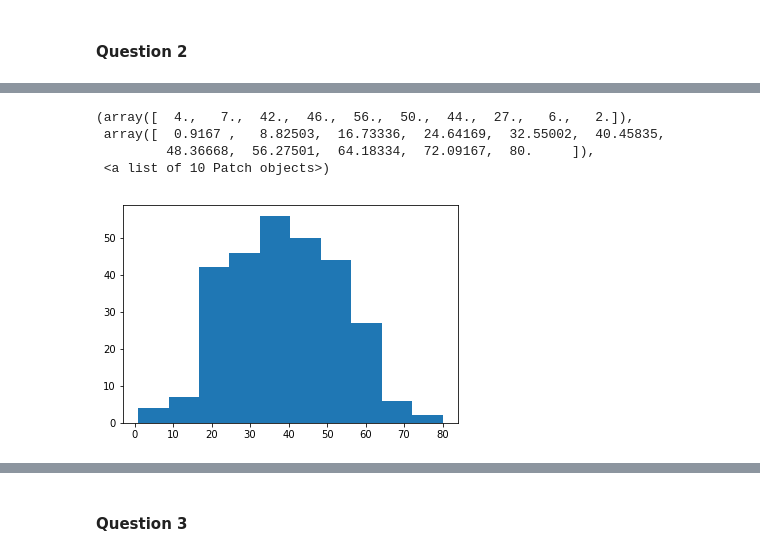
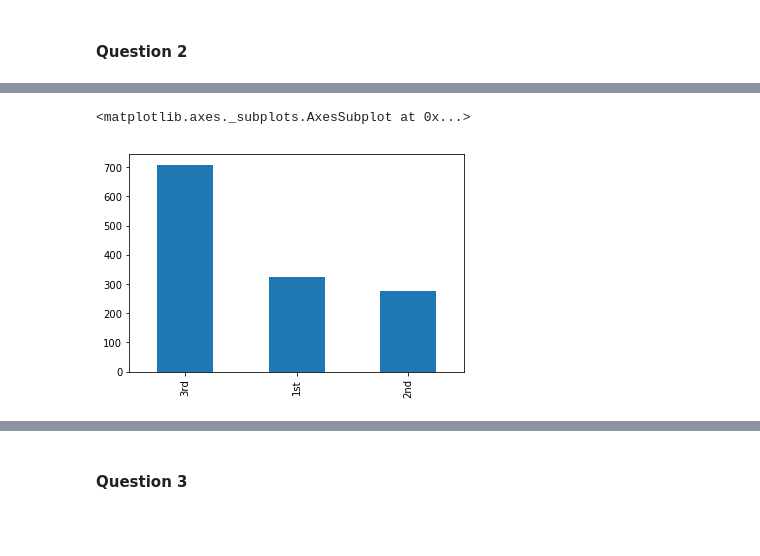
Before and after one commit to Coac/epfl-ada, a Jupyter notebook: 01 - Pandas and Data Wrangling/Homework 1.ipynb, the cells around one changed output, grey strips where cells are left out. Cells and saved outputs as stored; diff of their text form; code cells hidden in the pictures; blank space fills up the shorter version.

```diff
--- a/01 - Pandas and Data Wrangling/Homework 1.ipynb
+++ b/01 - Pandas and Data Wrangling/Homework 1.ipynb
@@ -254,8 +238,0 @@ Categories (10, interval[int64]): [(0, 10] < (10, 20] < (20, 30] < (30, 40] ...
-# %%
-plt.hist(travel_class['age'].dropna())
-# %% [output]
-(array([  4.,   7.,  42.,  46.,  56.,  50.,  44.,  27.,   6.,   2.]),
- array([  0.9167 ,   8.82503,  16.73336,  24.64169,  32.55002,  40.45835,
-         48.36668,  56.27501,  64.18334,  72.09167,  80.     ]),
- <a list of 10 Patch objects>)
-[figure, removed]
@@ -261,0 +241,7 @@ plt.hist(travel_class['age'].dropna())
+# %%
+# Using a bar plot for discrete values
+
+titanic.pclass.value_counts().plot(kind='bar')
+# %% [output]
+<matplotlib.axes._subplots.AxesSubplot at 0x...>
+[figure, added]
```
Also changed, not shown: parts of 22 cells of this notebook, 1 other file.
